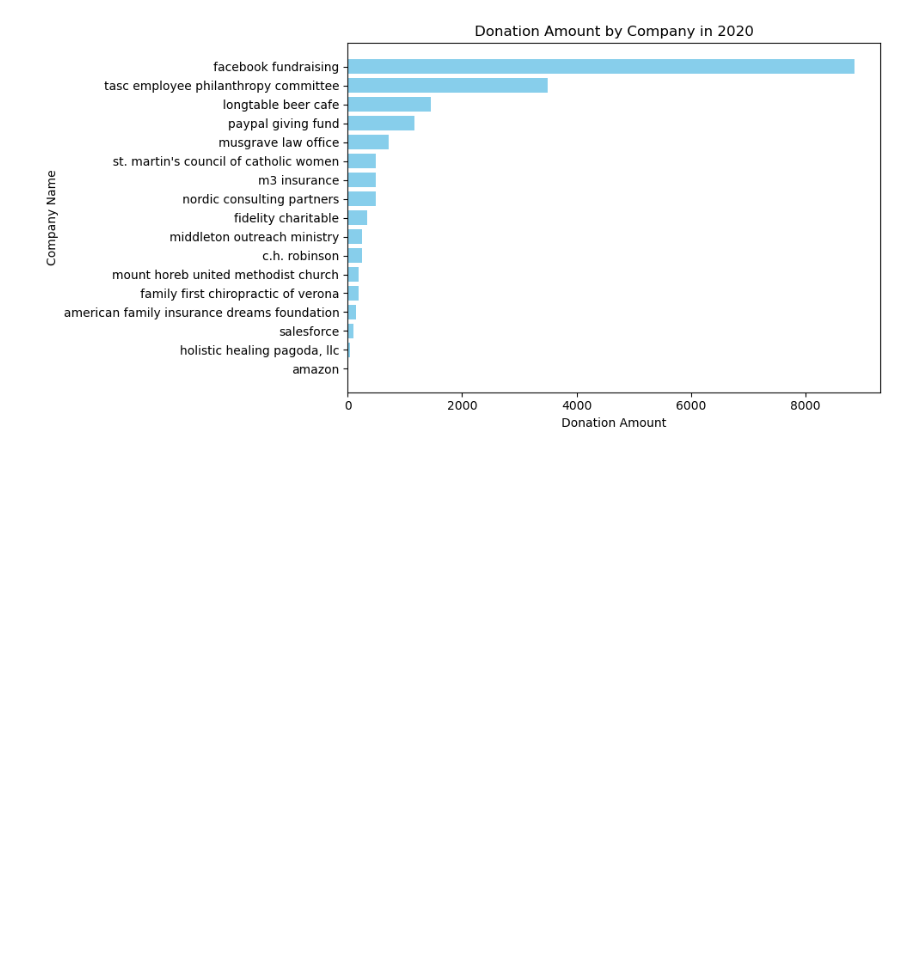
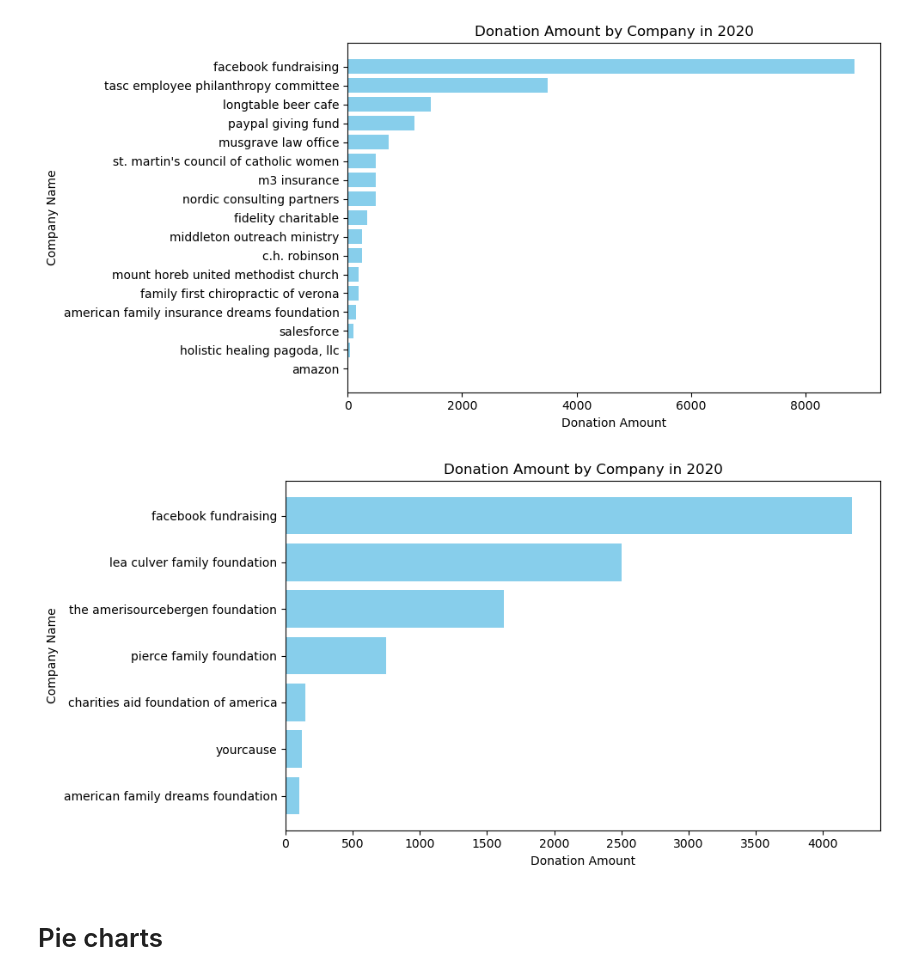
Before and after one commit to GauravChopra9/Biokind, a Jupyter notebook: companies_analysis.ipynb, the cells around one changed output. Cells and saved outputs as stored; diff of their text form; code cells hidden in the pictures; blank space fills up the shorter version.

```diff
--- a/companies_analysis.ipynb
+++ b/companies_analysis.ipynb
@@ -5,0 +4,2 @@ FILE_PATHS = [r'cleaned_dataset\df_2020_clean.csv', r'cleaned_dataset\df_2021_cl
+# %%
+FILE_PATHS = [r'dataset\2020 Annual Campaign - Archived.csv', r'dataset\2021 Annual Campaign - Archived.csv']
@@ -56,6 +89,6 @@ df_2021[df_2021['account_type'] == 'company'].groupby('company_name', as_index=F
 # %%
-def plot_company_donations(path, year):
-    df = pd.read_csv(path)
+def barchart_company_donations(path, title=''):
+    df = clean_data(pd.read_csv(path))
     df_companies = df[df['account_type'] == 'company'].groupby('company_name', as_index=False
                                                                ).agg(donation_amount=('donation_amount', 'sum'),
                                                                      donation_count=('donation_id', 'count')
@@ -64,6 +97,6 @@ def plot_company_donations(path, year):
     plt.barh(df_companies['company_name'], df_companies['donation_amount'], color='skyblue')
     plt.xlabel('Donation Amount')
     plt.ylabel('Company Name')
-    plt.title('Donation Amount by Company in ' + str(year))
+    plt.title(title)
     plt.tight_layout()
 # %%
@@ -71,2 +104,8 @@ plot_company_donations(FILE_PATHS[0], 2020)
 # %% [output]
 [figure]
+# %%
+barchart_company_donations(FILE_PATHS[1], 'Donation Amount by Company in 2020')
+# %% [output]
+[figure, added]
+# %% [markdown]
+# Pie charts
```
Also changed, not shown: parts of 8 cells of this notebook, 17 other files.
